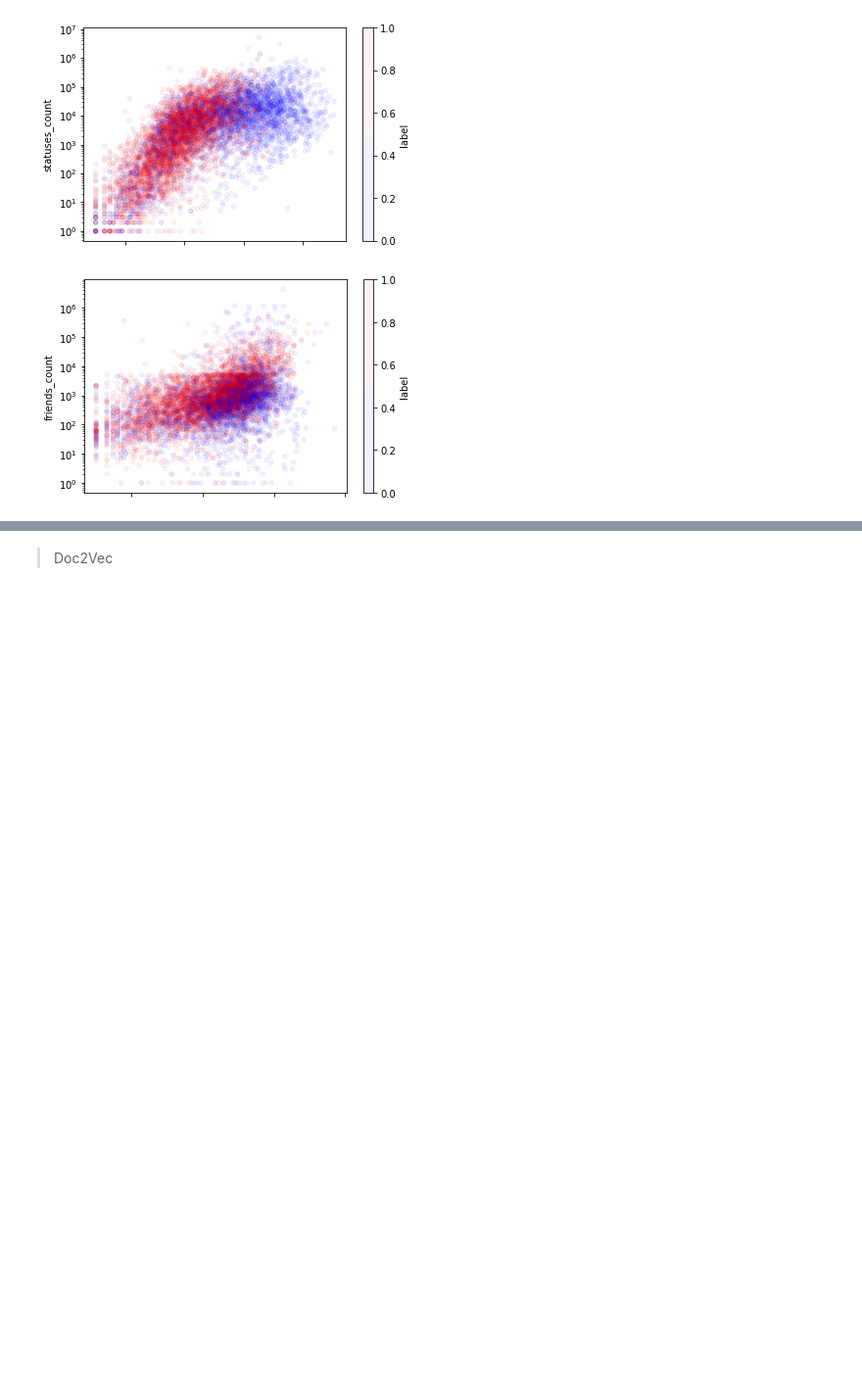
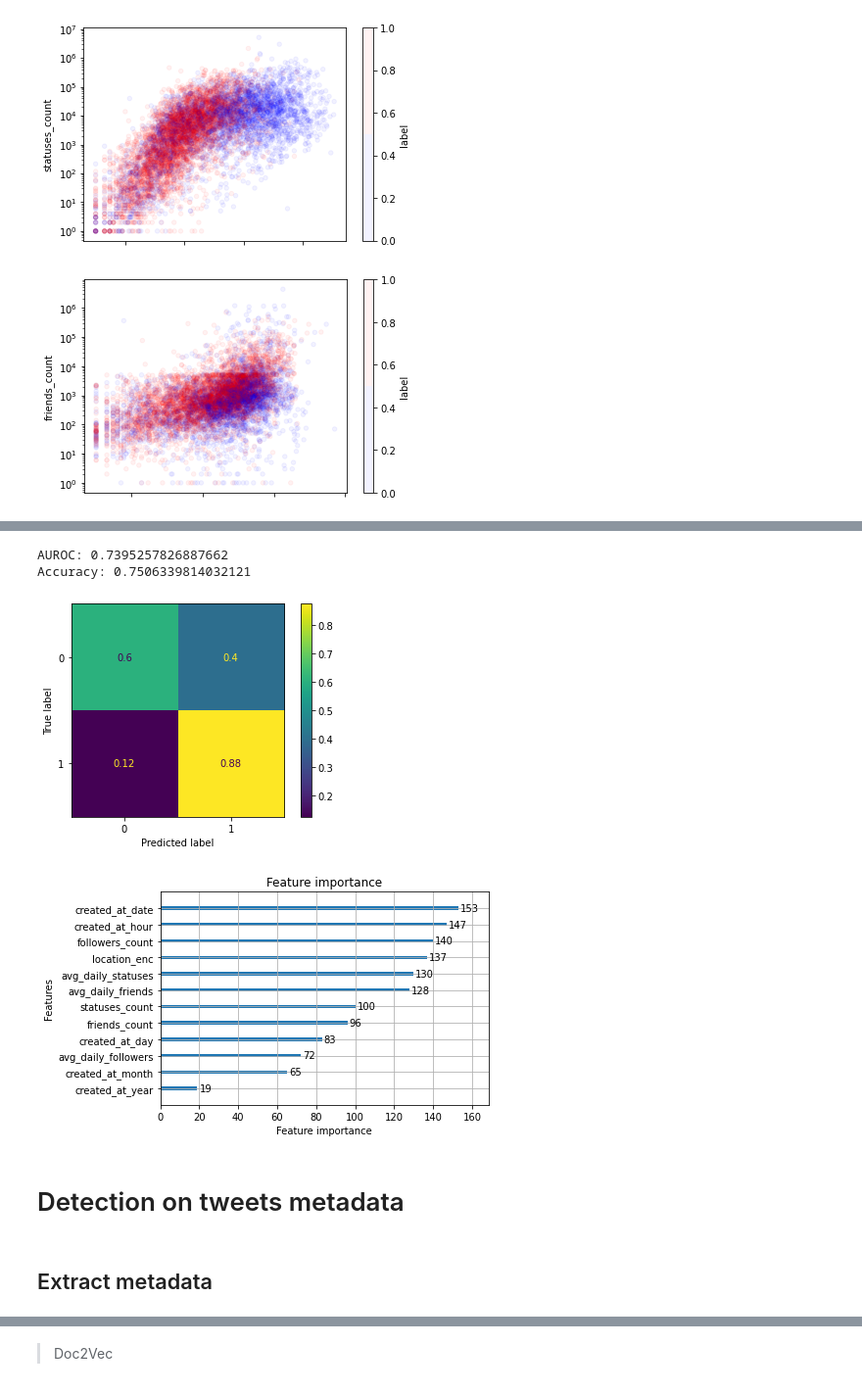
Before and after one commit to aegonwolf/ukraine-conflict-social-news, a Jupyter notebook: Bot detection - Florian.ipynb, the cells around one changed output, grey strips where cells are left out. Shown: that part at 98% size. Cells and saved outputs as stored; diff of their text form; code cells hidden in the pictures; blank space fills up the shorter version.

```diff
--- a/Bot detection - Florian.ipynb
+++ b/Bot detection - Florian.ipynb
@@ -351,0 +366,11 @@ X_test, y_test = df_test.drop([ 'location', 'screen_name' ], axis=1), df_test['l
+# %%
+def add_avg(df: pd.DataFrame):
+    df['avg_daily_followers'] = np.round(df['followers_count'] / df['created_at_date'], 3)
+    df['avg_daily_friends'] = np.round(df['friends_count'] / df['created_at_date'], 3)
+    df['avg_daily_statuses'] = np.round(df['statuses_count'] / df['created_at_date'], 3)
+    return df
+
+df_train_users_fe = add_avg(df_train_users)
+df_test_users_fe = add_avg(df_test_users)
+# %%
+clf_users_fe = get_best_clf(df_train_users_fe)
@@ -351,0 +416,11 @@ X_test, y_test = df_test.drop([ 'location', 'screen_name' ], axis=1), df_test['l
+# %%
+eval_clf(clf_users_fe, df_test_users_fe)
+# %% [output]
+AUROC: 0.7395257826887662
+Accuracy: 0.7506339814032121
+[figure, added]
+[figure, added]
+# %% [markdown]
+# Detection on tweets metadata
+# %% [markdown]
+## Extract metadata
```
Also changed, not shown: parts of 98 cells of this notebook.
